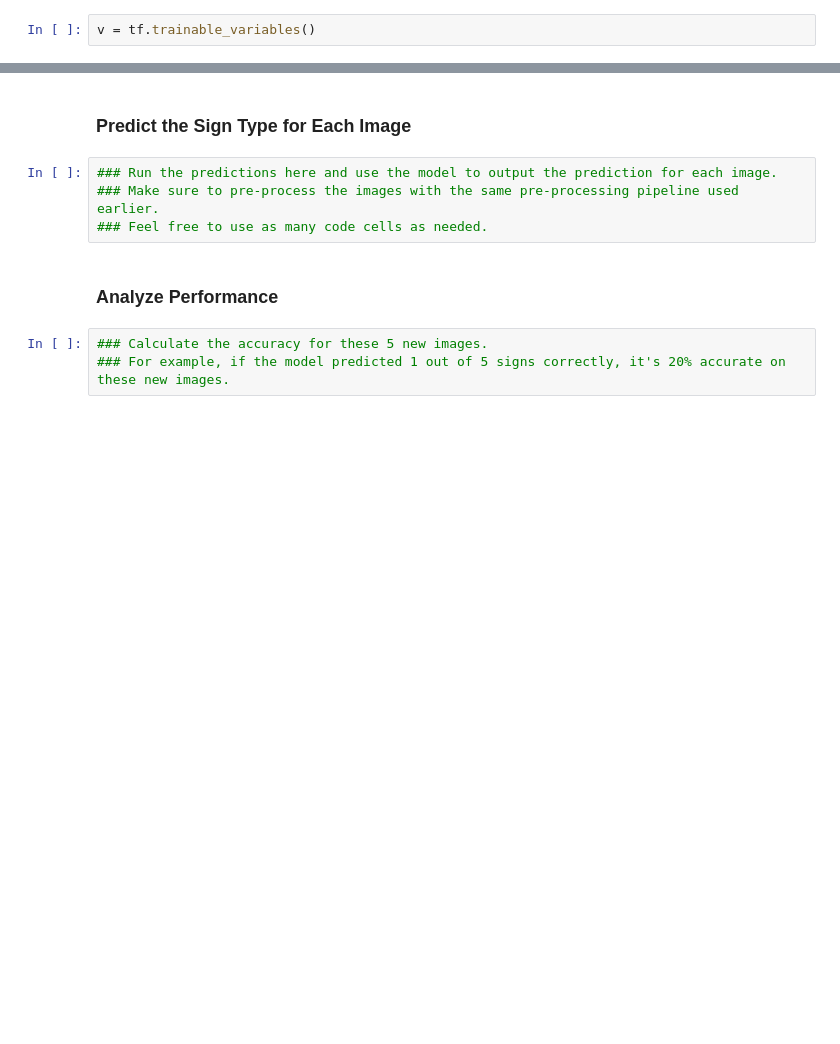
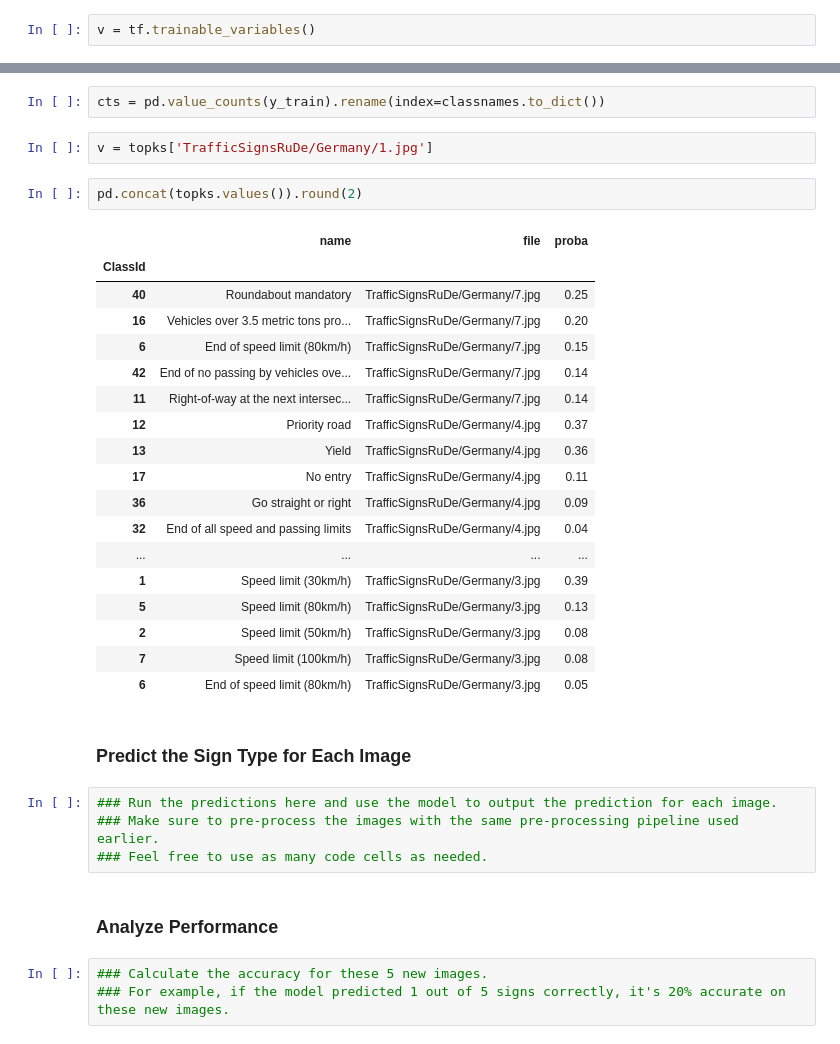
Before and after one commit to sshleifer/traffic-signs, a Jupyter notebook: TSIgn93.ipynb, the cells around one changed output, grey strips where cells are left out. Drawn from its saved outputs; the diff is of its cells as text; blank space fills up the shorter version.

```diff
--- a/TSIgn93.ipynb
+++ b/TSIgn93.ipynb
@@ -510,3 +527,28 @@ for file in files:
+# %%
+cts = pd.value_counts(y_train).rename(index=classnames.to_dict())
+# %%
+v = topks['TrafficSignsRuDe/Germany/1.jpg']
+# %%
+pd.concat(topks.values()).round(2)
+# %% [output]
+|  | name | file | proba |
+| ClassId |  |  |  |
+| 40 | Roundabout mandatory | TrafficSignsRuDe/Germany/7.jpg | 0.25 |
+| 16 | Vehicles over 3.5 metric tons pro... | TrafficSignsRuDe/Germany/7.jpg | 0.20 |
+| 6 | End of speed limit (80km/h) | TrafficSignsRuDe/Germany/7.jpg | 0.15 |
+| 42 | End of no passing by vehicles ove... | TrafficSignsRuDe/Germany/7.jpg | 0.14 |
+| 11 | Right-of-way at the next intersec... | TrafficSignsRuDe/Germany/7.jpg | 0.14 |
+| 12 | Priority road | TrafficSignsRuDe/Germany/4.jpg | 0.37 |
+| 13 | Yield | TrafficSignsRuDe/Germany/4.jpg | 0.36 |
+| 17 | No entry | TrafficSignsRuDe/Germany/4.jpg | 0.11 |
+| 36 | Go straight or right | TrafficSignsRuDe/Germany/4.jpg | 0.09 |
+| 32 | End of all speed and passing limits | TrafficSignsRuDe/Germany/4.jpg | 0.04 |
+| ... | ... | ... | ... |
+| 1 | Speed limit (30km/h) | TrafficSignsRuDe/Germany/3.jpg | 0.39 |
+| 5 | Speed limit (80km/h) | TrafficSignsRuDe/Germany/3.jpg | 0.13 |
+| 2 | Speed limit (50km/h) | TrafficSignsRuDe/Germany/3.jpg | 0.08 |
+| 7 | Speed limit (100km/h) | TrafficSignsRuDe/Germany/3.jpg | 0.08 |
+| 6 | End of speed limit (80km/h) | TrafficSignsRuDe/Germany/3.jpg | 0.05 |
 # %% [markdown]
 ### Predict the Sign Type for Each Image
 # %%
```
Also changed, not shown: parts of 6 cells of this notebook, 1 other file.
